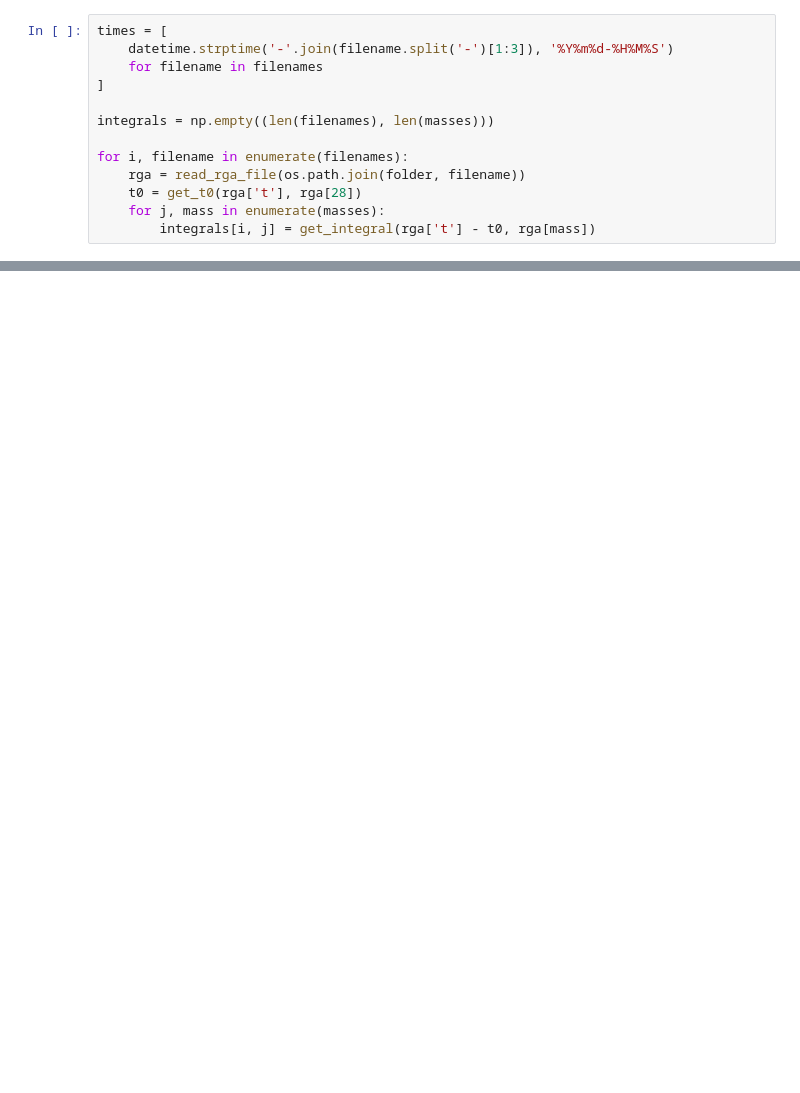
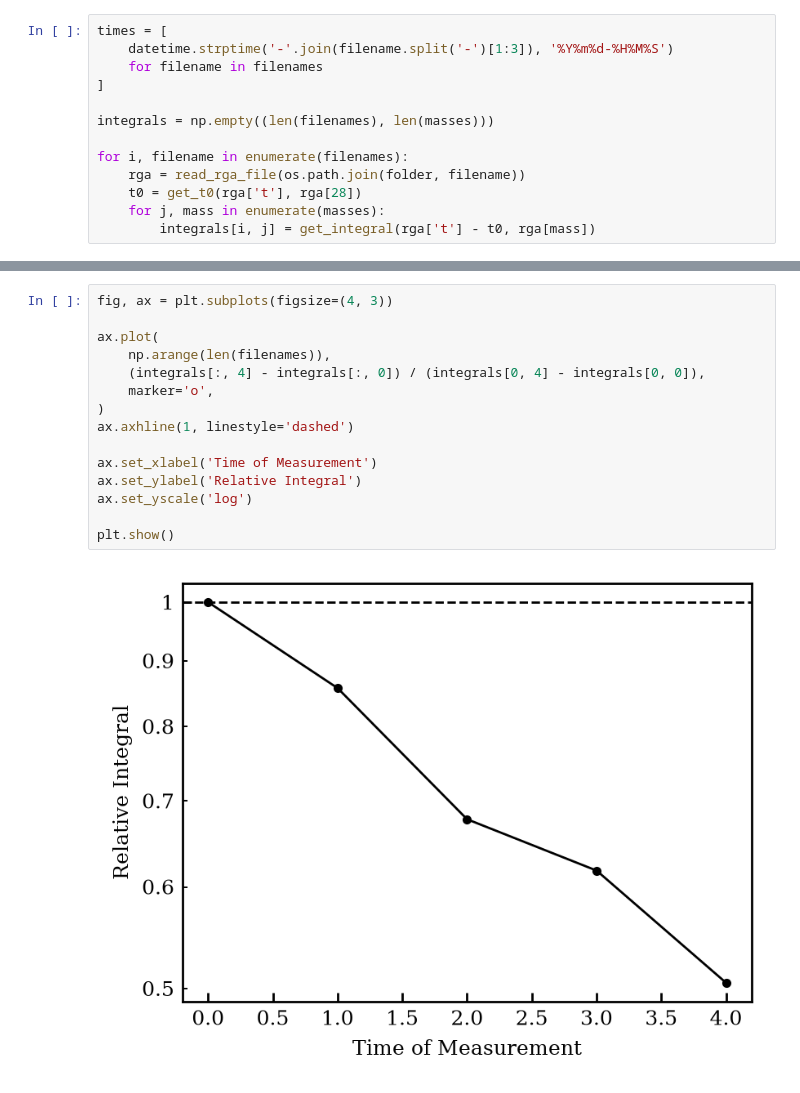
Before and after one commit to dachengx/rga-etl, a Jupyter notebook: math.ipynb, the cells around one changed output, grey strips where cells are left out. Drawn from its saved outputs; the diff is of its cells as text; blank space fills up the shorter version.

```diff
--- a/math.ipynb
+++ b/math.ipynb
@@ -140,0 +149,17 @@ plt.show()
+# %%
+fig, ax = plt.subplots(figsize=(4, 3))
+
+ax.plot(
+    np.arange(len(filenames)),
+    (integrals[:, 4] - integrals[:, 0]) / (integrals[0, 4] - integrals[0, 0]),
+    marker='o',
+)
+ax.axhline(1, linestyle='dashed')
+
+ax.set_xlabel('Time of Measurement')
+ax.set_ylabel('Relative Integral')
+ax.set_yscale('log')
+
+plt.show()
+# %% [output]
+[figure, added]
```
Also changed, not shown: parts of 5 cells of this notebook, 2 other files.
